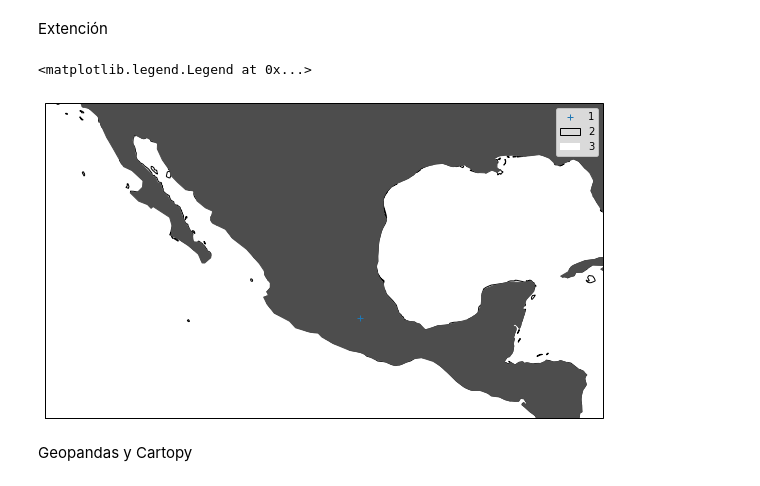
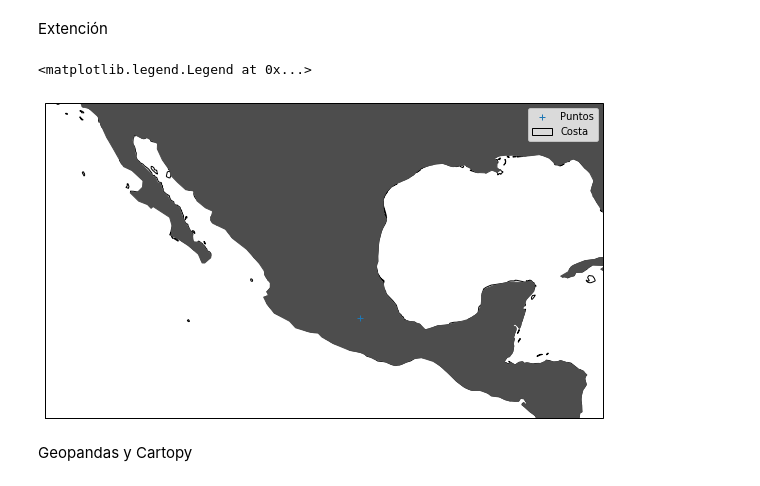
Before and after one commit to UrielMendoza/Curso-RV-python, a Jupyter notebook: Viernes_resuelto.ipynb, the cells around one changed output. Cells and saved outputs as stored; diff of their text form; code cells hidden in the pictures.

```diff
--- a/Viernes_resuelto.ipynb
+++ b/Viernes_resuelto.ipynb
@@ -109,16 +109,16 @@ Extención
 # %%
 import cartopy.feature as cfeature
 
 plt.figure(figsize=(10,10))
 ax = plt.axes(projection=ccrs.PlateCarree())
 ax.coastlines(resolution='50m')
 ax.set_extent([-121,-82, 12, 34], crs=ccrs.PlateCarree())
 ax.add_feature(cfeature.LAND, facecolor='0.3')
 ax.plot(-99,19,'+')
-ax.legend('123')
+ax.legend(['Puntos','Costa'])
 # %% [output]
 <matplotlib.legend.Legend at 0x...>
-[figure, old version]
+[figure, new version]
 # %% [markdown]
 Geopandas y Cartopy
 # %%
```
Also changed, not shown: parts of 20 cells of this notebook.
